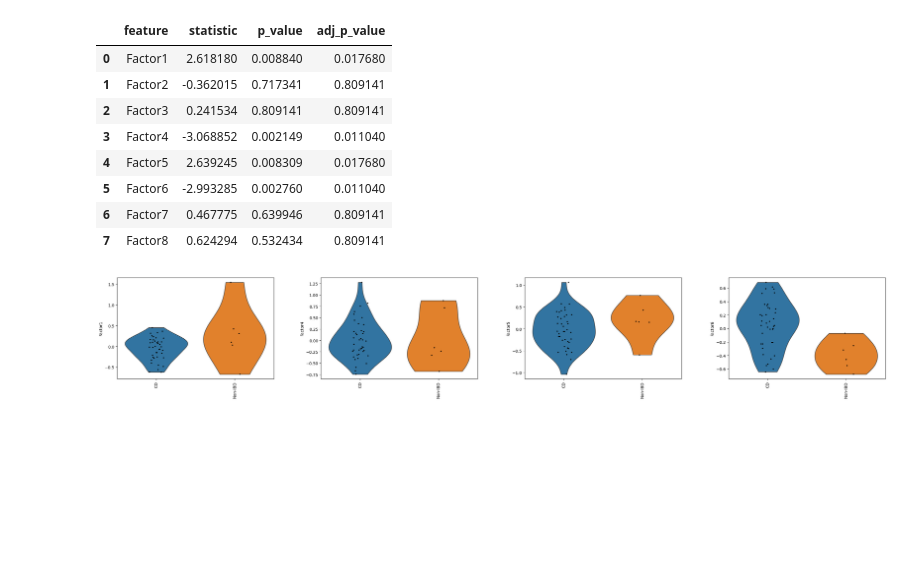
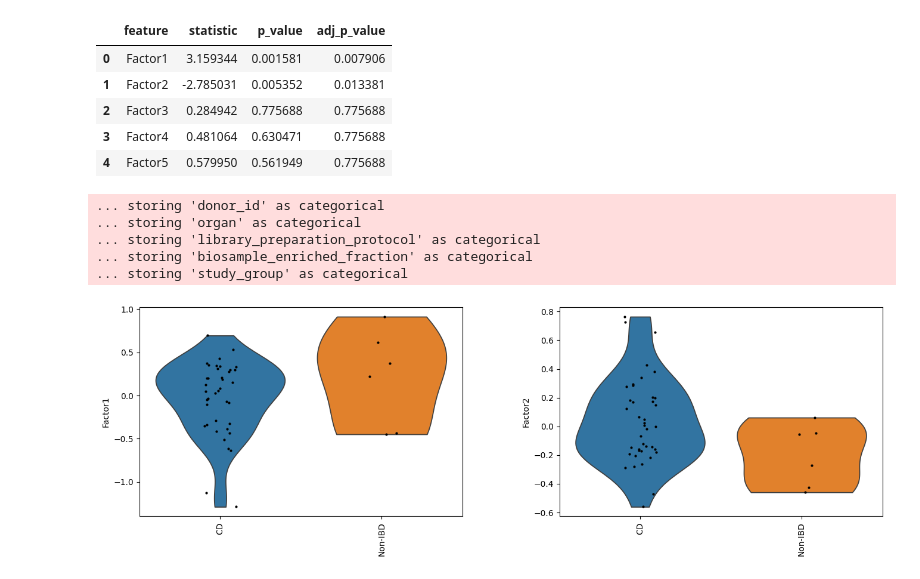
Before and after one commit to saezlab/MINA, a Jupyter notebook: docs/notebooks/GetStarted_groups.ipynb, the cells around one changed output. Cells and saved outputs as stored; diff of their text form; code cells hidden in the pictures; blank space fills up the shorter version.

```diff
--- a/docs/notebooks/GetStarted_groups.ipynb
+++ b/docs/notebooks/GetStarted_groups.ipynb
@@ -139,7 +278,7 @@ model_data.obs["study_group"] = model_data.obs.index.map(metadata_merged["study_
 # %%
 model_group = mf.MOFAFLEX(
     model_data,
-    mf.ModelOptions(n_factors=8, weight_prior="SnS", likelihoods="Normal"),
+    mf.ModelOptions(n_factors=5, weight_prior="SnS", likelihoods="Normal"),
     mf.DataOptions(group_by="study_group"),
     mf.TrainingOptions(seed=42, save_path=False, lr=0.01, early_stopper_patience=500)
 )
@@ -179,19 +378,21 @@ mina.down.get_associations(amodel,
                            random_effect = "study_group")
 # %% [output]
 |  | feature | statistic | p_value | adj_p_value |
-| 0 | Factor1 | 2.618180 | 0.008840 | 0.017680 |
-| 1 | Factor2 | -0.362015 | 0.717341 | 0.809141 |
-| 2 | Factor3 | 0.241534 | 0.809141 | 0.809141 |
-| 3 | Factor4 | -3.068852 | 0.002149 | 0.011040 |
-| 4 | Factor5 | 2.639245 | 0.008309 | 0.017680 |
-| 5 | Factor6 | -2.993285 | 0.002760 | 0.011040 |
-| 6 | Factor7 | 0.467775 | 0.639946 | 0.809141 |
-| 7 | Factor8 | 0.624294 | 0.532434 | 0.809141 |
+| 0 | Factor1 | 3.159344 | 0.001581 | 0.007906 |
+| 1 | Factor2 | -2.785031 | 0.005352 | 0.013381 |
+| 2 | Factor3 | 0.284942 | 0.775688 | 0.775688 |
+| 3 | Factor4 | 0.481064 | 0.630471 | 0.775688 |
+| 4 | Factor5 | 0.579950 | 0.561949 | 0.775688 |
 # %%
 sc.pl.violin(amodel[amodel.obs["study_group"] == "KongChemA"],
-             ["Factor1", "Factor4", "Factor5", "Factor6"],
+             ["Factor1", "Factor2"],
              groupby="disease", rotation=90,size = 3)
 # %% [output]
+... storing 'donor_id' as categorical
+... storing 'organ' as categorical
+... storing 'library_preparation_protocol' as categorical
+... storing 'biosample_enriched_fraction' as categorical
+... storing 'study_group' as categorical
-[figure, old version]
+[figure, new version]
 # %%
 sc.pl.violin(amodel[amodel.obs["study_group"] == "KongChemB"],
```
Also changed, not shown: parts of 36 cells of this notebook, 7 other files.
